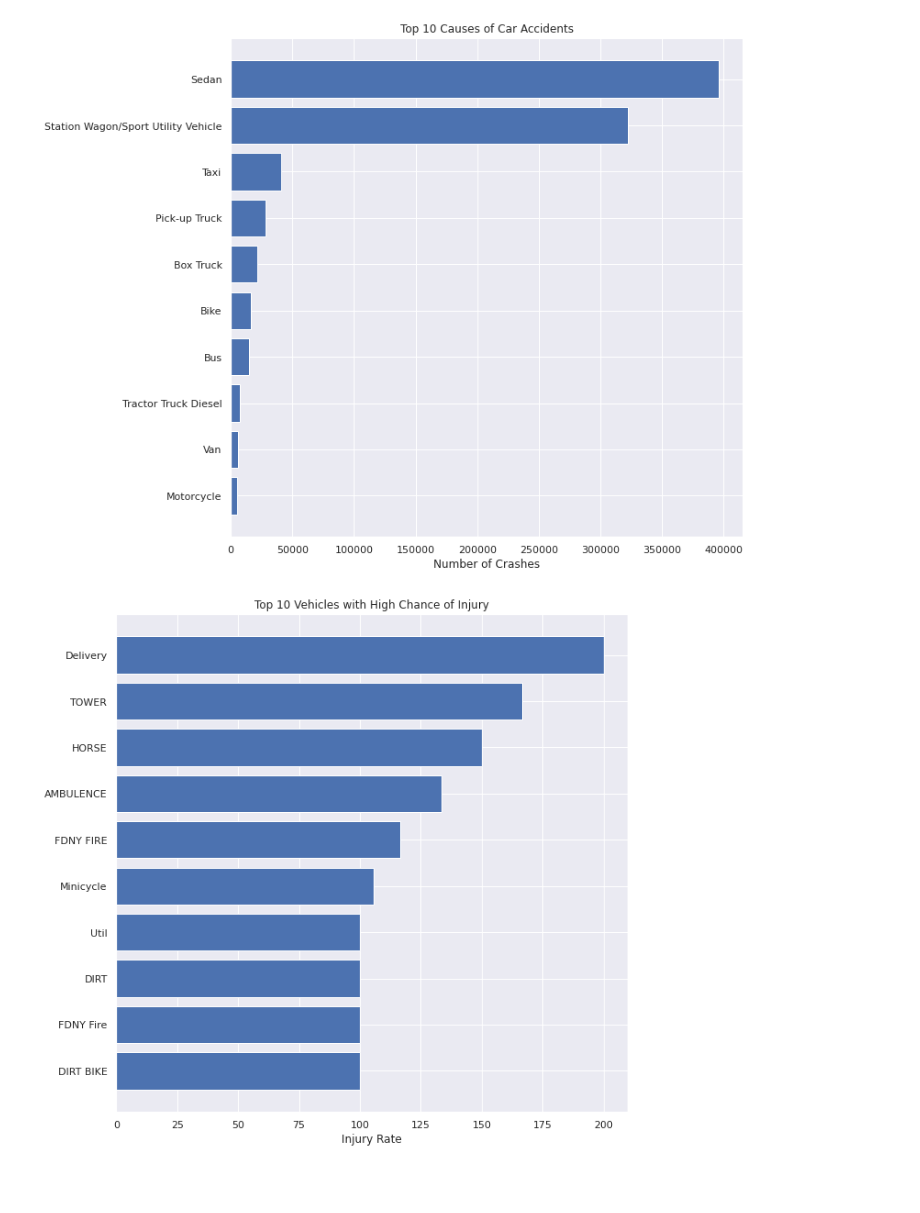
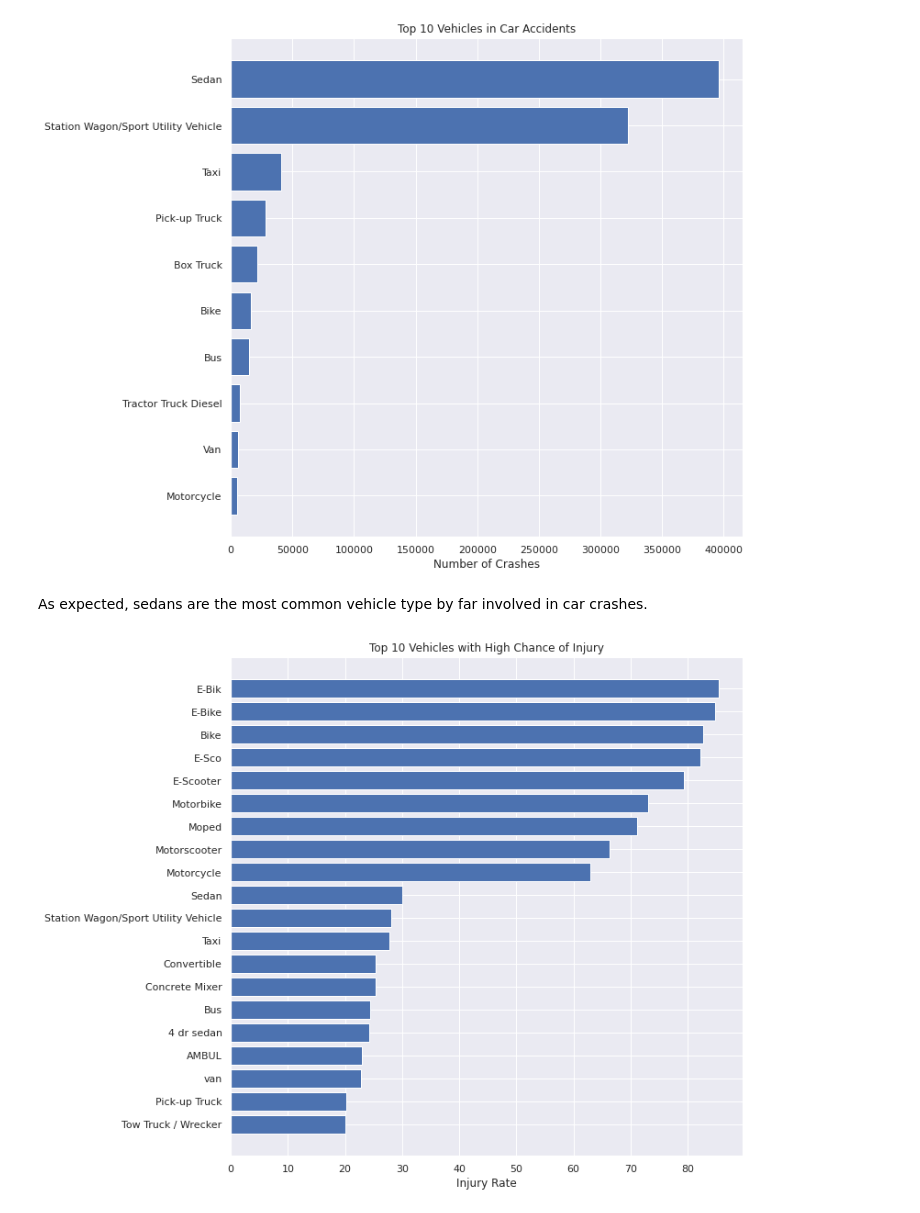
Before and after one commit to musaddiqsajjad/Coursera_Capstone, a Jupyter notebook: Coursera Capstone.ipynb, the cells around one changed output. Cells and saved outputs as stored; diff of their text form; code cells hidden in the pictures; blank space fills up the shorter version.

```diff
--- a/Coursera Capstone.ipynb
+++ b/Coursera Capstone.ipynb
@@ -864,3 +866,5 @@ fig.set_figheight(10)
 plt.show()
 # %% [output]
 [figure]
+# %% [markdown]
+As expected, sedans are the most common vehicle type by far involved in car crashes.
@@ -867,19 +873,23 @@ plt.show()
 # %%
-top_injury_vehicles = common_vehicles.sort_values(by = ['INJURY RATE'], ascending = False)
+#cleaning outliers with low number of records
+top_injury_vehicles = common_vehicles.drop(common_vehicles[common_vehicles["TOTAL CRASHES"] < 200].index)
 
-top_injury_vehicles = top_injury_vehicles[:10]
+top_injury_vehicles = top_injury_vehicles.sort_values(by = ['INJURY RATE'], ascending = False)
 
+top_injury_vehicles = top_injury_vehicles[:20]
+
+#plotting
 fig, ax = plt.subplots()
 
 ax.barh(top_injury_vehicles.index.tolist(), top_injury_vehicles["INJURY RATE"], align='center')
 ax.invert_yaxis()  # labels read top-to-bottom
 ax.set_xlabel('Injury Rate')
 ax.set_title('Top 10 Vehicles with High Chance of Injury')
 
 fig.set_figwidth(10)
 fig.set_figheight(10)
 
 plt.show()
 # %% [output]
-[figure, old version]
+[figure, new version]
 # %%
```
Also changed, not shown: parts of 5 cells of this notebook.
